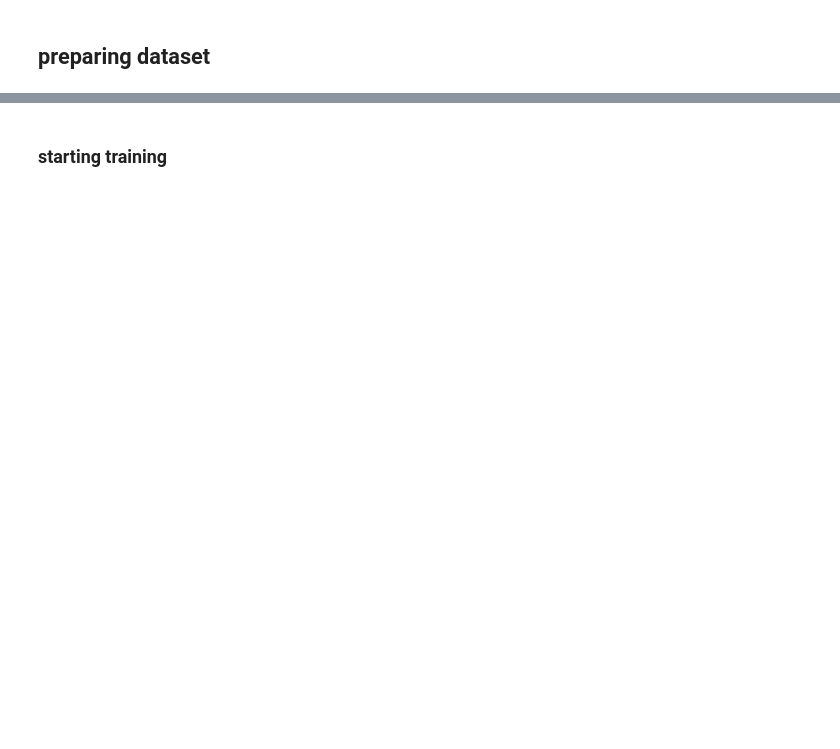
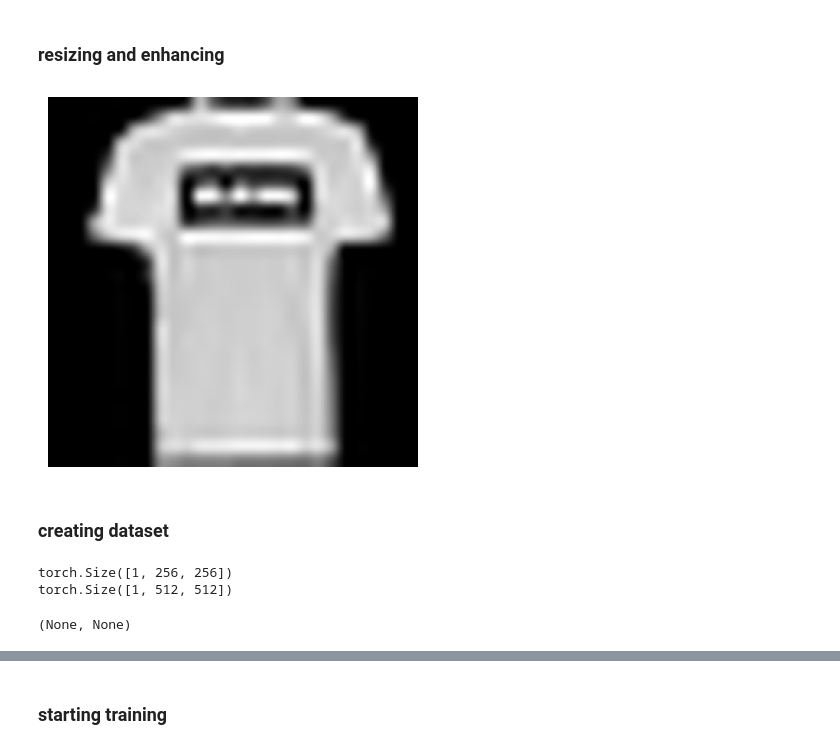
Before and after one commit to Arash-Rayan/quantom-holographic-reconstruction, a Jupyter notebook: QHUPnet.ipynb, the cells around one changed output, grey strips where cells are left out. Cells and saved outputs as stored; diff of their text form; code cells hidden in the pictures; blank space fills up the shorter version.

```diff
--- a/QHUPnet.ipynb
+++ b/QHUPnet.ipynb
@@ -275,0 +277,16 @@ class Net(nn.Module):
+# %%
+import numpy as np
+
+def load_idx_images(path):
+    with open(path, 'rb') as f:
+        magic, num, rows, cols = np.frombuffer(f.read(16), dtype='>i4')
+        data = np.frombuffer(f.read(), dtype=np.uint8)
+        images = data.reshape(num, rows, cols)
+        return images
+
+X_train = load_idx_images("data/MNIST/raw/train-images-idx3-ubyte")
+X_test  = load_idx_images("data/MNIST/raw/t10k-images-idx3-ubyte")
+
+print(X_train.shape)
+
+print(X_test.shape)
@@ -276,2 +337,38 @@ class Net(nn.Module):
+# %% [markdown]
+### resizing and enhancing
+# %%
+import numpy as np
+import matplotlib.pyplot as plt
+from PIL import Image, ImageFilter, ImageEnhance
+
+train_sample = X_train[:100]
+val_sample = X_test[:30]
+img = train_sample[1]
+# img = val_sample[1]
+
+def resized(arr, size=256, sharpness=0):
+
+    if arr.max() <= 1:
+        arr = (arr * 255).astype(np.uint8)
+    else:
+        arr = arr.astype(np.uint8)
+
+    img = Image.fromarray(arr)
+
+    img = img.resize((size, size), Image.BICUBIC)
+
+    enhancer = ImageEnhance.Sharpness(img)
+    img = enhancer.enhance(sharpness)
+
+    return np.array(img) / 255.0
+
+
+image_resized = resized(img)
+plt.imshow(image_resized, cmap='gray')
+plt.axis('off')
+plt.show()
+plt.imsave("smooth0.png", image_resized, cmap='gray')
+# %% [output]
+[figure, added]
 # %% [markdown]
-## preparing dataset
+### creating dataset
@@ -310,0 +410,11 @@ class ImageDataset(Dataset):
+# %%
+train_path = f'data/MNIST/raw/train-images-idx3-ubyte'
+myset = HologramDataset(train_path)
+gt_sample = myset[0][0]
+holo_sample = myset[0][1]
+
+print(gt_sample.shape) , print(holo_sample.shape)
+# %% [output]
+torch.Size([1, 256, 256])
+torch.Size([1, 512, 512])
+(None, None)
```
Also changed, not shown: parts of 59 cells of this notebook, 17 other files.
